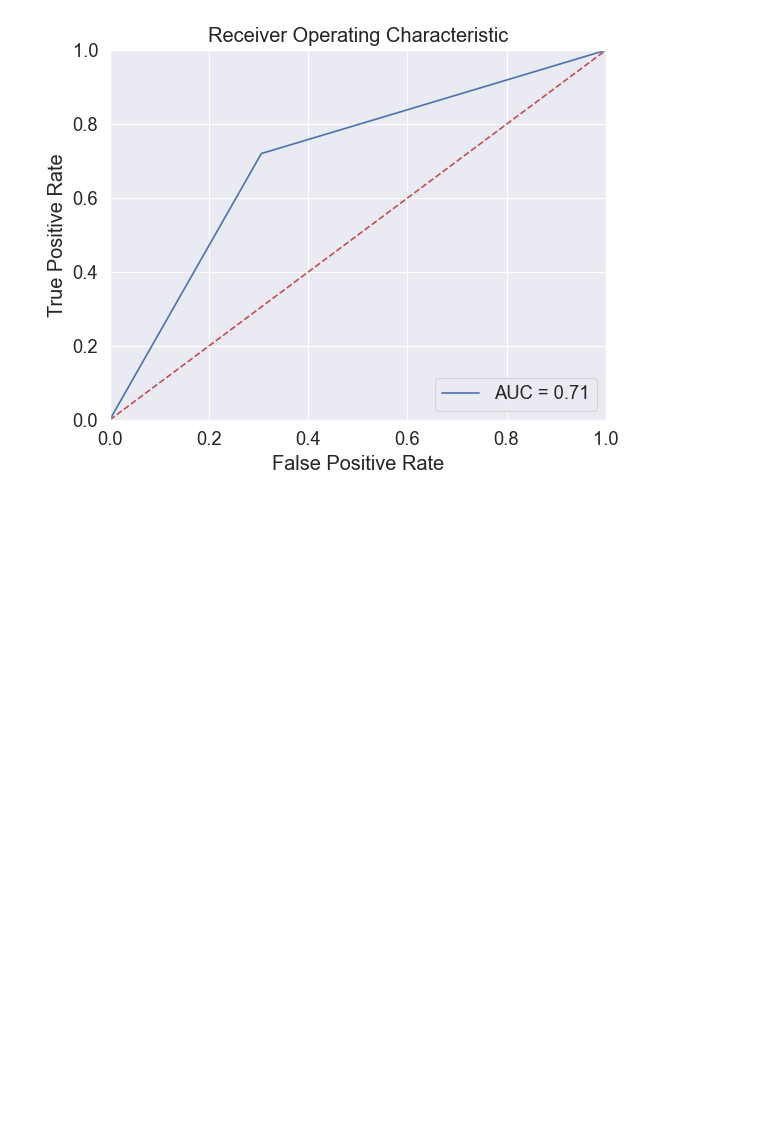
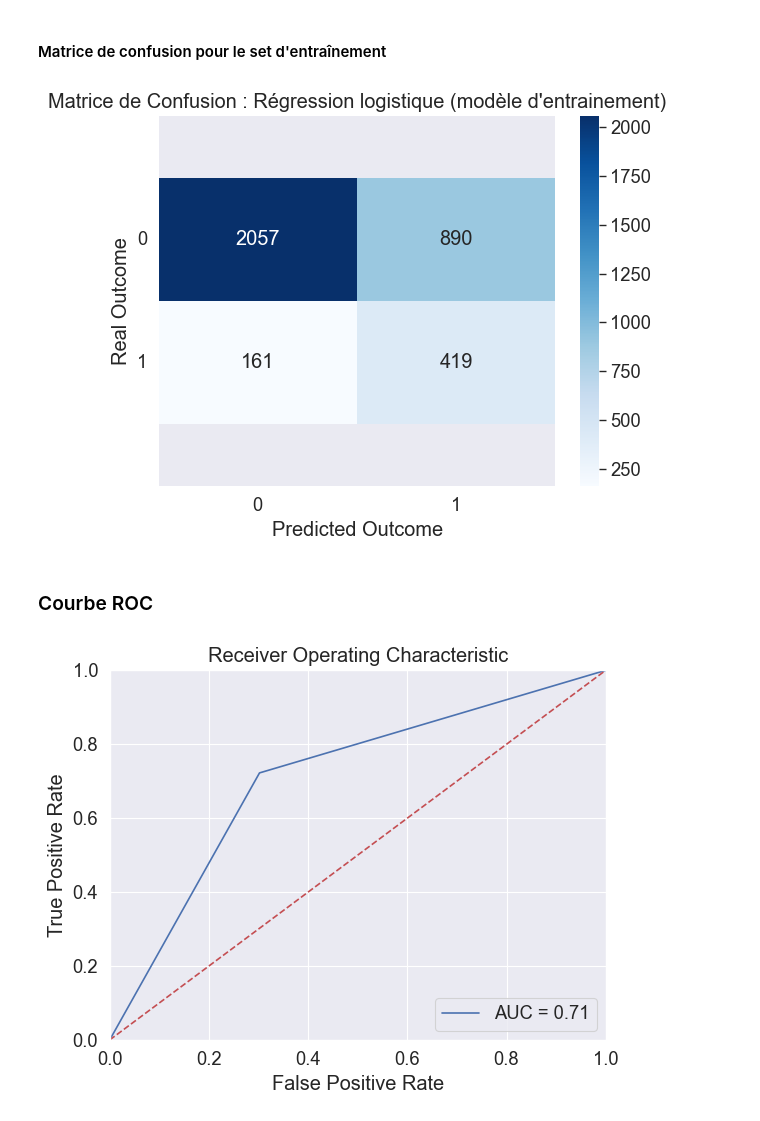
Before and after one commit to MagicalKyaru/ProjetIA_CESI, a Jupyter notebook: 3.4 modèle [SciKit].ipynb, the cells around one changed output. Drawn from its saved outputs; the diff is of its cells as text; code cells hidden in the pictures; blank space fills up the shorter version.

```diff
--- a/3.4 modèle [SciKit].ipynb
+++ b/3.4 modèle [SciKit].ipynb
@@ -87 +138,20 @@ Recall Score:  0.7206896551724138
+# %% [markdown]
+#### Matrice de confusion pour le set d'entraînement
+# %%
+#affichage de la matrice de confusion pour le modèle d'entrainement
+sns.set(context="paper", font_scale=1.5)
+lrcm = confusion_matrix(y_train, y_pred_train)
+
+ax = heatmap = sns.heatmap(lrcm, cmap="Blues", annot= True,fmt=".0f")
+bottom, top = ax.get_ylim()
+ax.set_ylim(bottom + 0.5, top - 0.5)
+plt.title('Matrice de Confusion : Régression logistique (modèle d\'entrainement)')
+plt.ylabel('Real Outcome')
+plt.xlabel('Predicted Outcome')
+plt.yticks(rotation=0)
+plt.show()
+# %% [output]
+[figure, added]
+# %% [markdown]
+### Courbe ROC
 # %%
```
Also changed, not shown: parts of 39 cells of this notebook, 1 other file.
